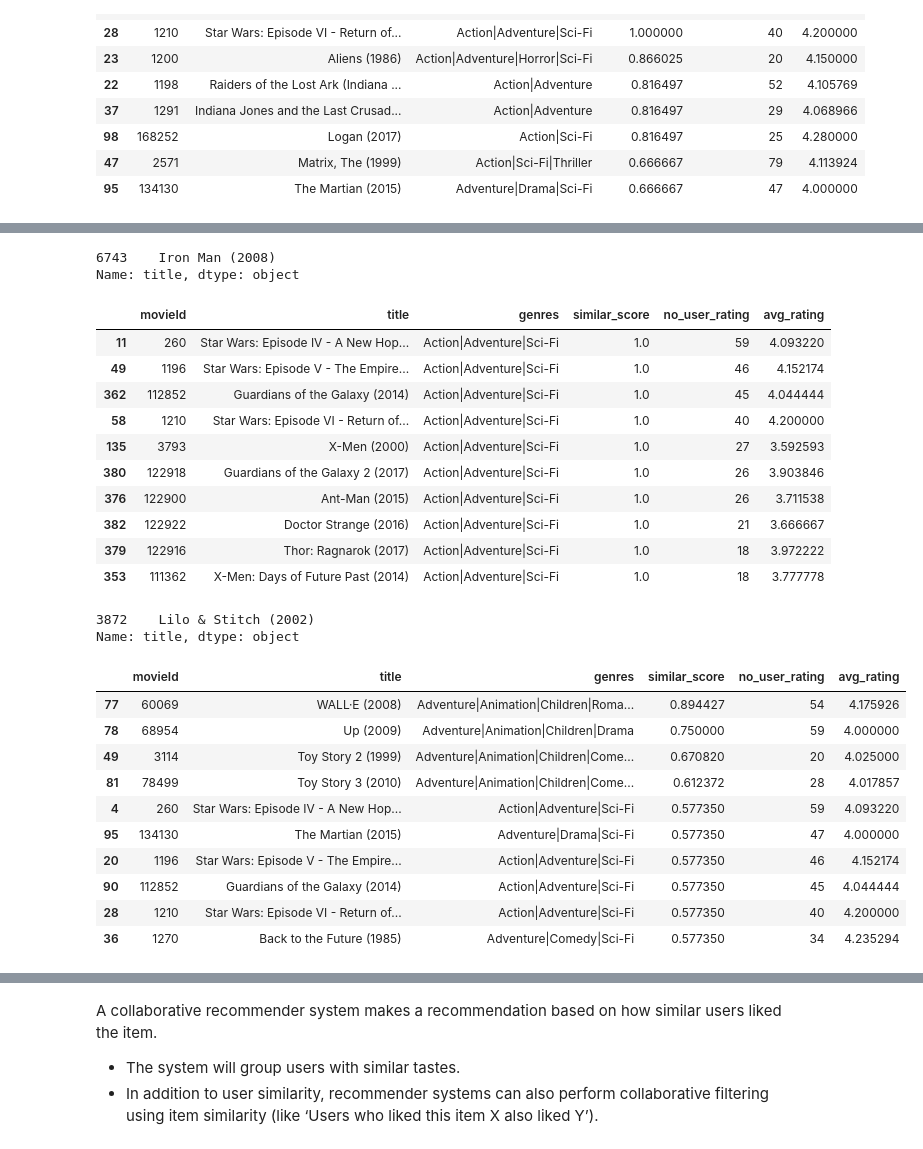
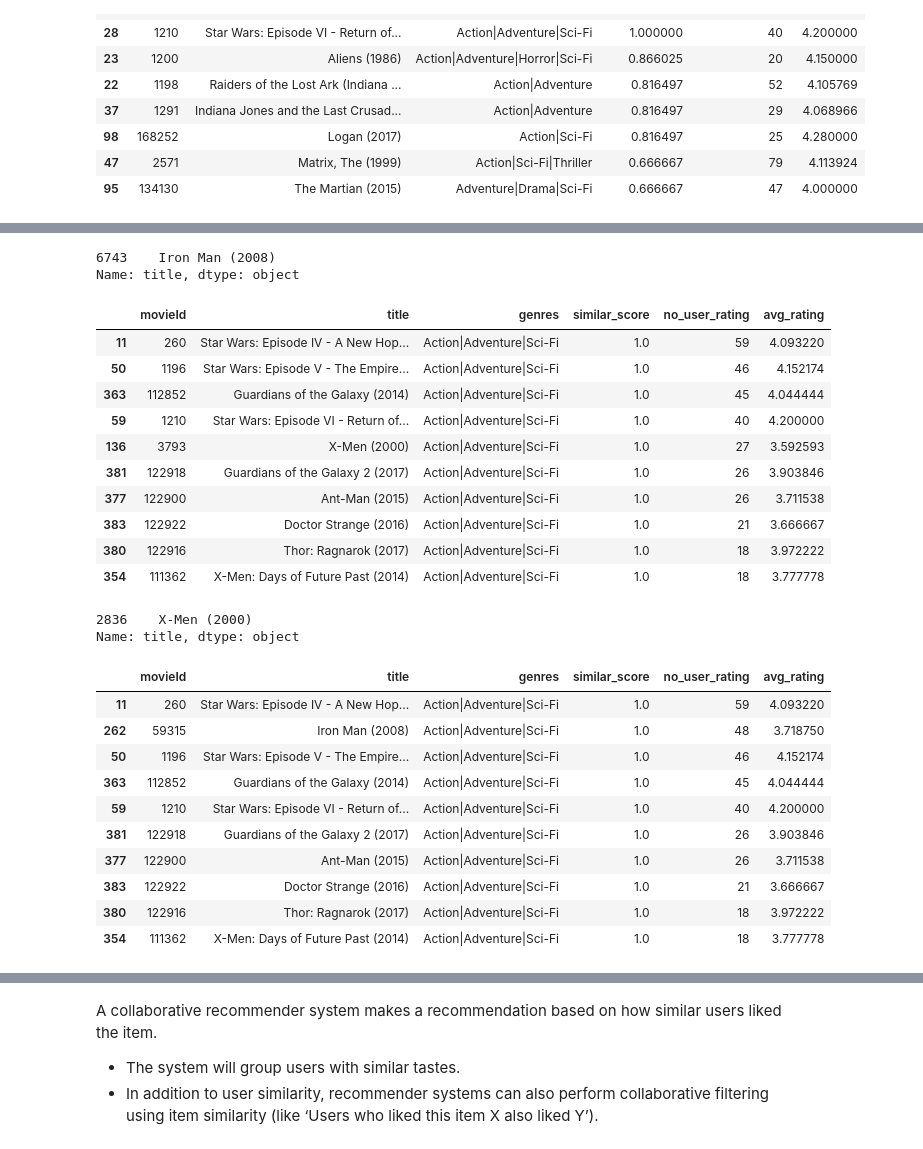
Before and after one commit to anthonycyy/recommendation_system, a Jupyter notebook: 10_recommender_system.ipynb, the cells around one changed output, grey strips where cells are left out. Cells and saved outputs as stored; diff of their text form; code cells hidden in the pictures.

```diff
--- a/10_recommender_system.ipynb
+++ b/10_recommender_system.ipynb
@@ -240,6 +235,3 @@ s=set([])
 for i in range(len(l_g)):
     s=s.union(set(l_g[i].split('|')))
 all_genres=list(s)
-# %%
-all_genres=list(s)
-all_genres
@@ -569,30 +489,30 @@ getTopKSimilar(movieId,df_ratings,df_movies,min_score=3.5)
 Name: title, dtype: object
 |  | movieId | title | genres | similar_score | no_user_rating | avg_rating |
 | 11 | 260 | Star Wars: Episode IV - A New Hop... | Action|Adventure|Sci-Fi | 1.0 | 59 | 4.093220 |
-| 49 | 1196 | Star Wars: Episode V - The Empire... | Action|Adventure|Sci-Fi | 1.0 | 46 | 4.152174 |
-| 362 | 112852 | Guardians of the Galaxy (2014) | Action|Adventure|Sci-Fi | 1.0 | 45 | 4.044444 |
-| 58 | 1210 | Star Wars: Episode VI - Return of... | Action|Adventure|Sci-Fi | 1.0 | 40 | 4.200000 |
-| 135 | 3793 | X-Men (2000) | Action|Adventure|Sci-Fi | 1.0 | 27 | 3.592593 |
-| 380 | 122918 | Guardians of the Galaxy 2 (2017) | Action|Adventure|Sci-Fi | 1.0 | 26 | 3.903846 |
-| 376 | 122900 | Ant-Man (2015) | Action|Adventure|Sci-Fi | 1.0 | 26 | 3.711538 |
-| 382 | 122922 | Doctor Strange (2016) | Action|Adventure|Sci-Fi | 1.0 | 21 | 3.666667 |
-| 379 | 122916 | Thor: Ragnarok (2017) | Action|Adventure|Sci-Fi | 1.0 | 18 | 3.972222 |
-| 353 | 111362 | X-Men: Days of Future Past (2014) | Action|Adventure|Sci-Fi | 1.0 | 18 | 3.777778 |
+| 50 | 1196 | Star Wars: Episode V - The Empire... | Action|Adventure|Sci-Fi | 1.0 | 46 | 4.152174 |
+| 363 | 112852 | Guardians of the Galaxy (2014) | Action|Adventure|Sci-Fi | 1.0 | 45 | 4.044444 |
+| 59 | 1210 | Star Wars: Episode VI - Return of... | Action|Adventure|Sci-Fi | 1.0 | 40 | 4.200000 |
+| 136 | 3793 | X-Men (2000) | Action|Adventure|Sci-Fi | 1.0 | 27 | 3.592593 |
+| 381 | 122918 | Guardians of the Galaxy 2 (2017) | Action|Adventure|Sci-Fi | 1.0 | 26 | 3.903846 |
+| 377 | 122900 | Ant-Man (2015) | Action|Adventure|Sci-Fi | 1.0 | 26 | 3.711538 |
+| 383 | 122922 | Doctor Strange (2016) | Action|Adventure|Sci-Fi | 1.0 | 21 | 3.666667 |
+| 380 | 122916 | Thor: Ragnarok (2017) | Action|Adventure|Sci-Fi | 1.0 | 18 | 3.972222 |
+| 354 | 111362 | X-Men: Days of Future Past (2014) | Action|Adventure|Sci-Fi | 1.0 | 18 | 3.777778 |
 # %%
-movieId=5444
+movieId=3793
 print(df_movies[df_movies["movieId"]==movieId]["title"])
-getTopKSimilar(movieId,df_ratings,df_movies)
+getTopKSimilar(movieId,df_ratings,df_movies,min_score=3.5)
 # %% [output]
-3872    Lilo & Stitch (2002)
+2836    X-Men (2000)
 Name: title, dtype: object
 |  | movieId | title | genres | similar_score | no_user_rating | avg_rating |
-| 77 | 60069 | WALL·E (2008) | Adventure|Animation|Children|Roma... | 0.894427 | 54 | 4.175926 |
-| 78 | 68954 | Up (2009) | Adventure|Animation|Children|Drama | 0.750000 | 59 | 4.000000 |
-| 49 | 3114 | Toy Story 2 (1999) | Adventure|Animation|Children|Come... | 0.670820 | 20 | 4.025000 |
-| 81 | 78499 | Toy Story 3 (2010) | Adventure|Animation|Children|Come... | 0.612372 | 28 | 4.017857 |
-| 4 | 260 | Star Wars: Episode IV - A New Hop... | Action|Adventure|Sci-Fi | 0.577350 | 59 | 4.093220 |
-| 95 | 134130 | The Martian (2015) | Adventure|Drama|Sci-Fi | 0.577350 | 47 | 4.000000 |
-| 20 | 1196 | Star Wars: Episode V - The Empire... | Action|Adventure|Sci-Fi | 0.577350 | 46 | 4.152174 |
-| 90 | 112852 | Guardians of the Galaxy (2014) | Action|Adventure|Sci-Fi | 0.577350 | 45 | 4.044444 |
-| 28 | 1210 | Star Wars: Episode VI - Return of... | Action|Adventure|Sci-Fi | 0.577350 | 40 | 4.200000 |
-| 36 | 1270 | Back to the Future (1985) | Adventure|Comedy|Sci-Fi | 0.577350 | 34 | 4.235294 |
+| 11 | 260 | Star Wars: Episode IV - A New Hop... | Action|Adventure|Sci-Fi | 1.0 | 59 | 4.093220 |
+| 262 | 59315 | Iron Man (2008) | Action|Adventure|Sci-Fi | 1.0 | 48 | 3.718750 |
+| 50 | 1196 | Star Wars: Episode V - The Empire... | Action|Adventure|Sci-Fi | 1.0 | 46 | 4.152174 |
+| 363 | 112852 | Guardians of the Galaxy (2014) | Action|Adventure|Sci-Fi | 1.0 | 45 | 4.044444 |
+| 59 | 1210 | Star Wars: Episode VI - Return of... | Action|Adventure|Sci-Fi | 1.0 | 40 | 4.200000 |
+| 381 | 122918 | Guardians of the Galaxy 2 (2017) | Action|Adventure|Sci-Fi | 1.0 | 26 | 3.903846 |
+| 377 | 122900 | Ant-Man (2015) | Action|Adventure|Sci-Fi | 1.0 | 26 | 3.711538 |
+| 383 | 122922 | Doctor Strange (2016) | Action|Adventure|Sci-Fi | 1.0 | 21 | 3.666667 |
+| 380 | 122916 | Thor: Ragnarok (2017) | Action|Adventure|Sci-Fi | 1.0 | 18 | 3.972222 |
+| 354 | 111362 | X-Men: Days of Future Past (2014) | Action|Adventure|Sci-Fi | 1.0 | 18 | 3.777778 |
```
Also changed, not shown: parts of 30 cells of this notebook.
